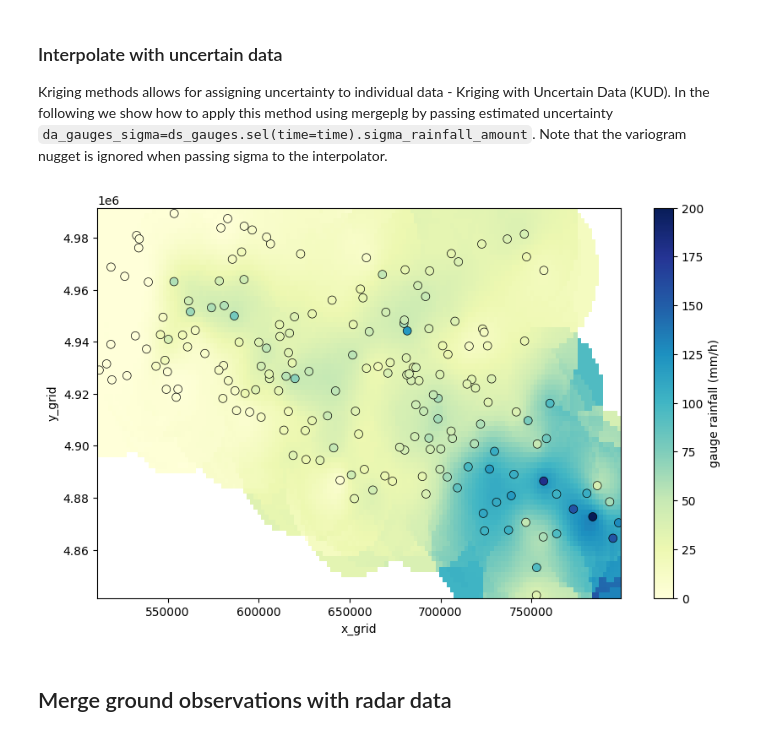
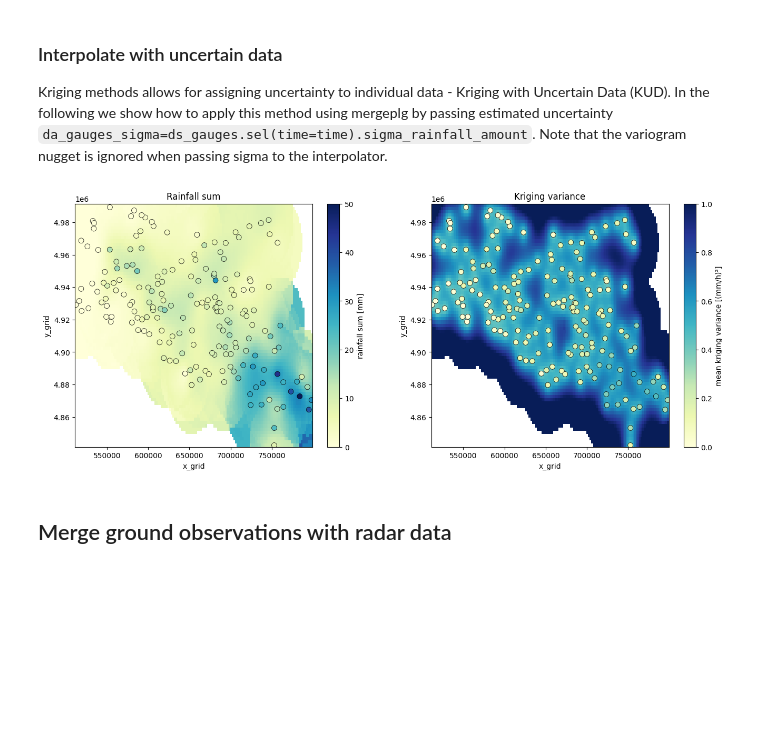
Before and after one commit to eoydvin/mergeplg, a Jupyter notebook: docs/notebooks/Overview.ipynb, the cells around one changed output. Cells and saved outputs as stored; diff of their text form; code cells hidden in the pictures; blank space fills up the shorter version.

```diff
--- a/docs/notebooks/Overview.ipynb
+++ b/docs/notebooks/Overview.ipynb
@@ -62,6 +62,10 @@ ds_rad = ds_rad.set_coords(["lon", "lat"])
 ds_gauges["rainfall_amount"] = ds_gauges.rainfall_amount * 60 / 15
 ds_cmls["R"] = ds_cmls.R * 60 / 15
 ds_rad["rainfall_radar"] = ds_rad.rainfall_radar * 60 / 15
+
+# Factor to convert mm/h back to mm per 15 min time step, used when
+# plotting rainfall sums
+mmh_to_mm = 15 / 60
 # %% [markdown]
 ## Project data
 # %%
@@ -235,34 +239,52 @@ interpolator = interpolate.InterpolateOrdinaryKriging(
     full_line=True,  # If False, use midpoint of CMLs for interpolation
 )
 
-# The interpolation weights are reused for each time step
-rainfall = []
+# The interpolation weights are reused for each time step. Kriging returns
+# both the interpolated rainfall and the kriging variance, so here we keep
+# the full xarray.Dataset
+interpolated = []
 for time in ds_gauges.time.data:
-    rainfall.append(
+    interpolated.append(
         interpolator(
             da_gauges=ds_gauges.sel(time=time).rainfall_amount,
             da_gauges_sigma=ds_gauges.sel(time=time).sigma_rainfall_amount,
-        ).rainfall
+        )
     )
 
-# Finally, store data in grid
-da_grid.data = xr.concat(rainfall, dim="time")
+ds_interpolated = xr.concat(interpolated, dim="time")
 # %%
-# Plot data using poligrain
-fig, ax = plt.subplots(figsize=(10, 6))
+# Plot rainfall sum and the mean kriging variance using poligrain
+fig, ax = plt.subplots(1, 2, figsize=(16, 6))
 plg.plot_map.plot_plg(
-    da_grid=da_grid.sum(dim="time", skipna=False),
-    da_gauges=ds_gauges.rainfall_amount.sum(dim="time"),
+    da_grid=ds_interpolated.rainfall.sum(dim="time", skipna=False) * mmh_to_mm,
+    da_gauges=ds_gauges.rainfall_amount.sum(dim="time") * mmh_to_mm,
     use_lon_lat=False,
     vmin=0,
-    vmax=200,
+    vmax=50,
     cmap="YlGnBu",
     marker_size=50,
-    ax=ax,
-    colorbar_label="gauge rainfall (mm/h)",
-);
+    ax=ax[0],
+    colorbar_label="rainfall sum [mm]",
+)
+ax[0].set_title("Rainfall sum")
+
+# The kriging variance is low close to observations with low uncertainty
+# and increases with distance and with the uncertainty assigned to the
+# observations. The gauges show their mean assigned error variance.
+plg.plot_map.plot_plg(
+    da_grid=ds_interpolated.variance.mean(dim="time"),
+    da_gauges=ds_gauges.sigma_rainfall_amount.mean(dim="time"),
+    use_lon_lat=False,
+    vmin=0,
+    vmax=1,
+    cmap="YlGnBu",
+    marker_size=50,
+    ax=ax[1],
+    colorbar_label="mean kriging variance [(mm/h)²]",
+)
+ax[1].set_title("Kriging variance");
 # %% [output]
-[figure, old version]
+[figure, new version]
 # %% [markdown]
 ## Merge ground observations with radar data
 # %% [markdown]
```
Also changed, not shown: parts of 14 cells of this notebook.
